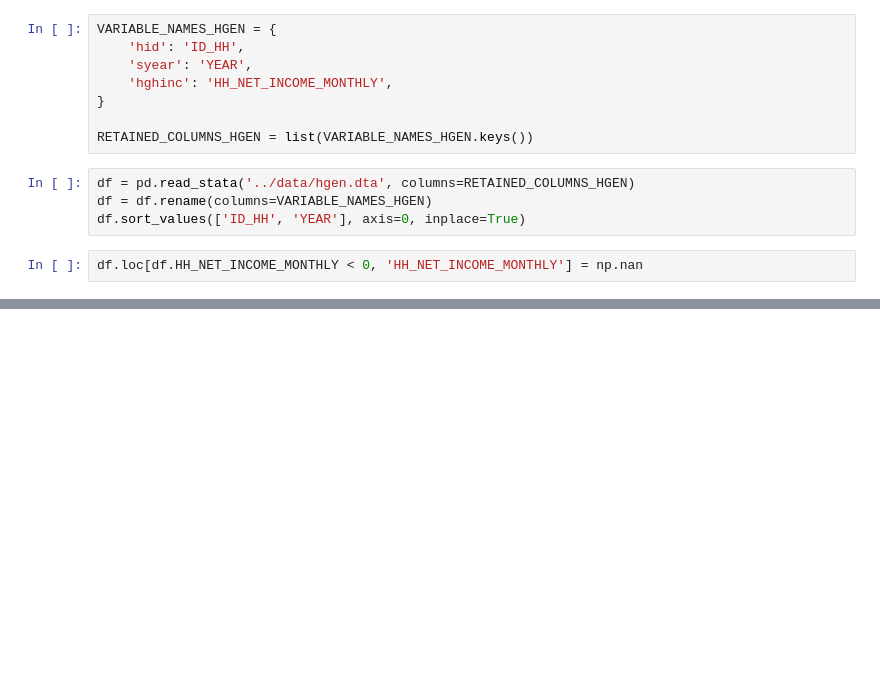
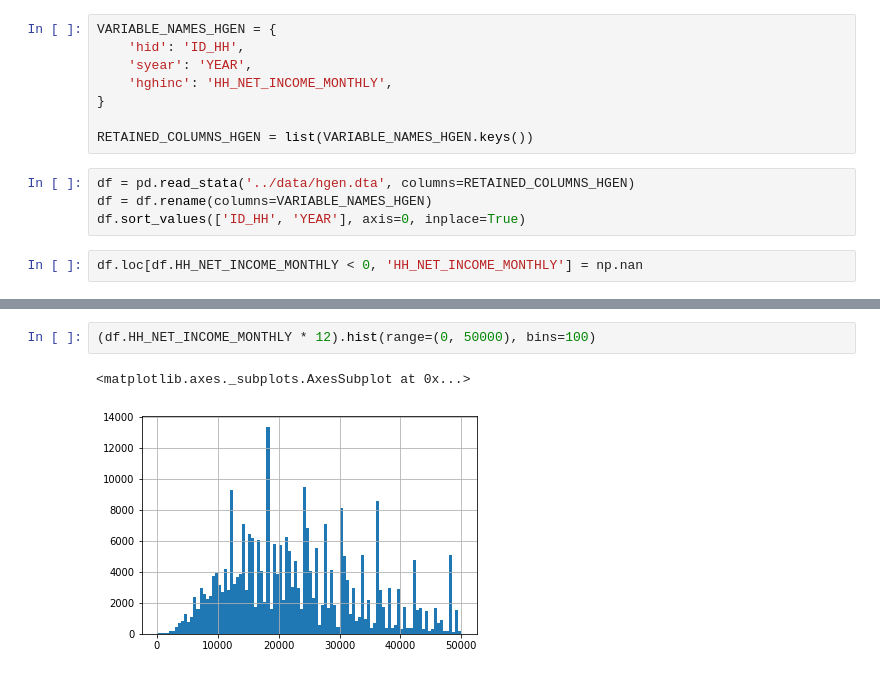
Before and after one commit to tobiasraabe/loc, a Jupyter notebook: src/exploration/explore_hgen.ipynb, the cells around one changed output, grey strips where cells are left out. Saved outputs shown, nothing was run; the diff lists cells and outputs as text; blank space fills up the shorter version.

```diff
--- a/src/exploration/explore_hgen.ipynb
+++ b/src/exploration/explore_hgen.ipynb
@@ -31,0 +27,5 @@ memory usage: 6.7 MB
+# %%
+(df.HH_NET_INCOME_MONTHLY * 12).hist(range=(0, 50000), bins=100)
+# %% [output]
+<matplotlib.axes._subplots.AxesSubplot at 0x...>
+[figure, added]
```
Also changed, not shown: parts of 3 cells of this notebook, 42 other files.
